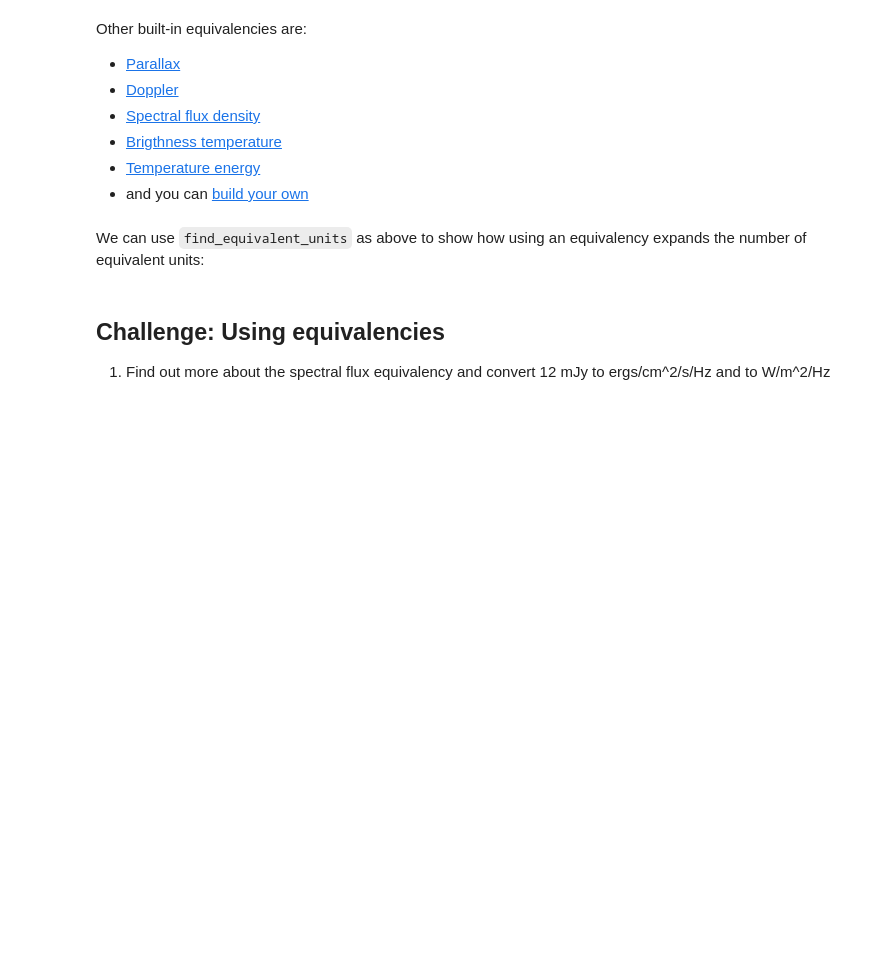
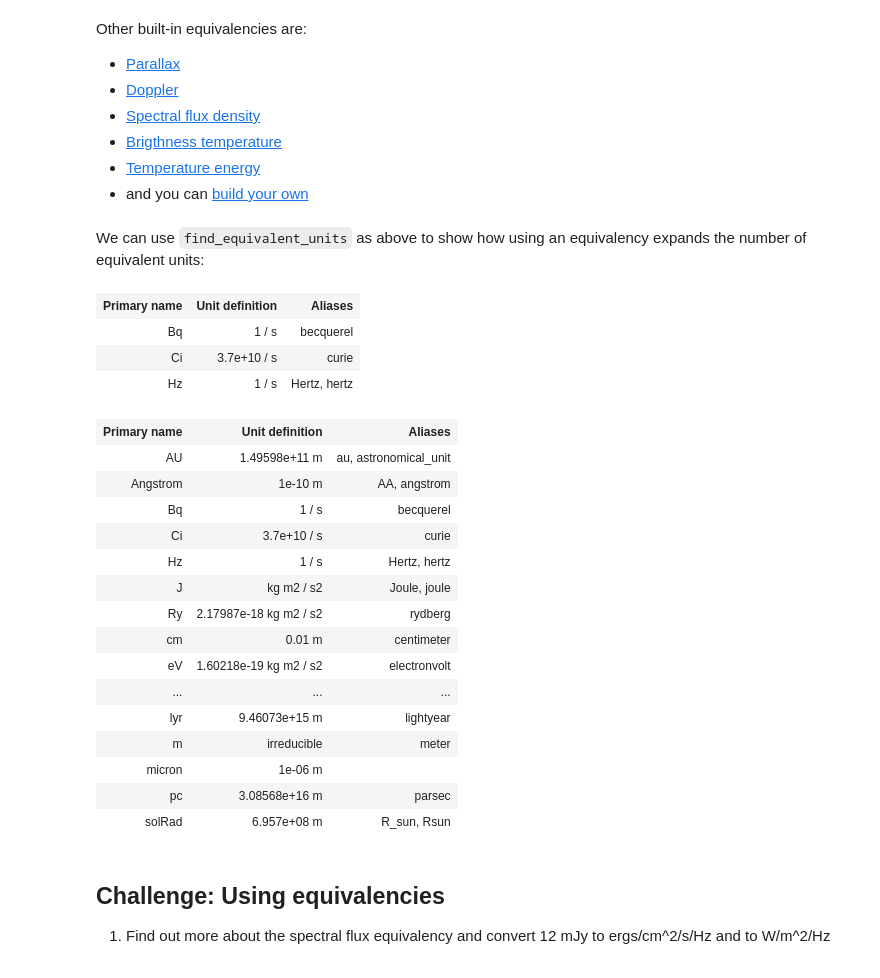
Before and after one commit to bsipocz/ASTR497, a Jupyter notebook: astropy_notebooks/01-units.ipynb, the cells around one changed output. Drawn from its saved outputs; the diff is of its cells as text; code cells hidden in the pictures; blank space fills up the shorter version.

```diff
--- a/astropy_notebooks/01-units.ipynb
+++ b/astropy_notebooks/01-units.ipynb
@@ -119,6 +262,32 @@ Other built-in equivalencies are:
  - and you can [build your own](http://astropy.readthedocs.org/en/stable/units/equivalencies.html#writing-new-equivalencies)
 # %% [markdown]
 We can use ``find_equivalent_units`` as above to show how using an equivalency expands the number of equivalent units:
+# %%
+u.Hz.find_equivalent_units()
+# %% [output]
+| Primary name | Unit definition | Aliases |
+| Bq | 1 / s | becquerel |
+| Ci | 3.7e+10 / s | curie |
+| Hz | 1 / s | Hertz, hertz |
+# %%
+u.Hz.find_equivalent_units(equivalencies=u.spectral())
+# %% [output]
+| Primary name | Unit definition | Aliases |
+| AU | 1.49598e+11 m | au, astronomical_unit |
+| Angstrom | 1e-10 m | AA, angstrom |
+| Bq | 1 / s | becquerel |
+| Ci | 3.7e+10 / s | curie |
+| Hz | 1 / s | Hertz, hertz |
+| J | kg m2 / s2 | Joule, joule |
+| Ry | 2.17987e-18 kg m2 / s2 | rydberg |
+| cm | 0.01 m | centimeter |
+| eV | 1.60218e-19 kg m2 / s2 | electronvolt |
+| ... | ... | ... |
+| lyr | 9.46073e+15 m | lightyear |
+| m | irreducible | meter |
+| micron | 1e-06 m |  |
+| pc | 3.08568e+16 m | parsec |
+| solRad | 6.957e+08 m | R_sun, Rsun |
 # %% [markdown]
 
 <section class="challenge panel panel-success">
```
Also changed, not shown: parts of 54 cells of this notebook, 2 other files.
